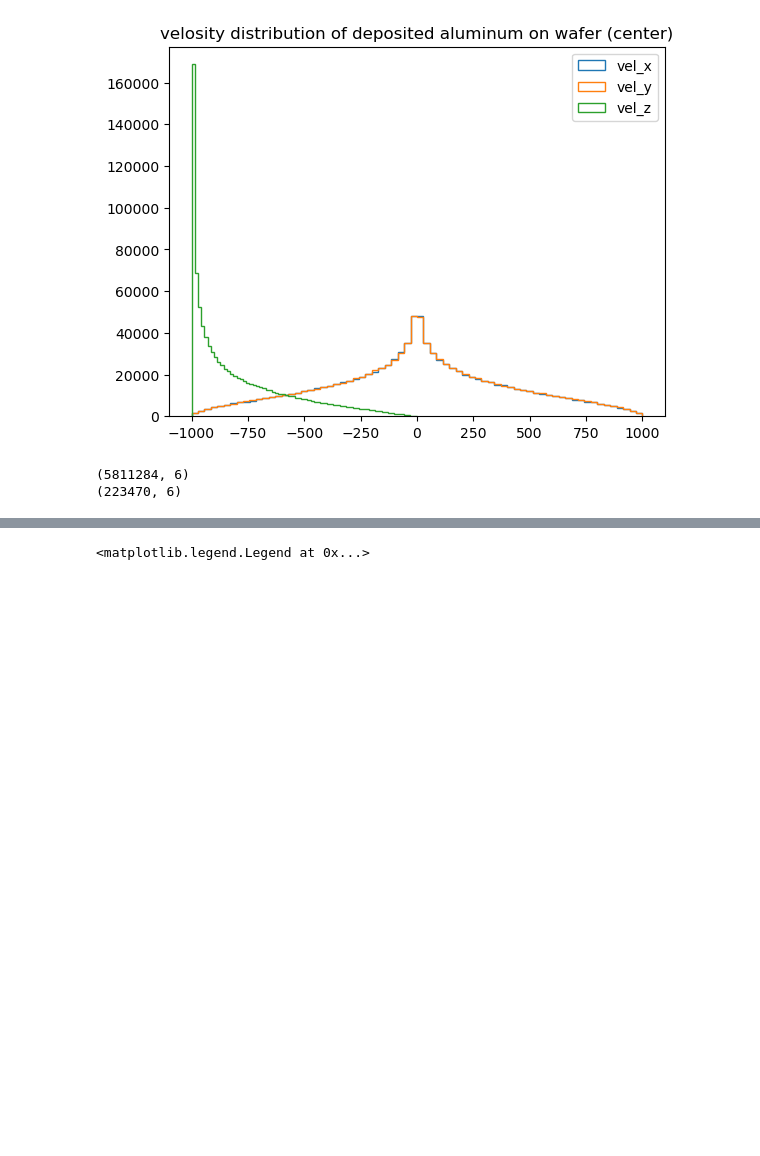
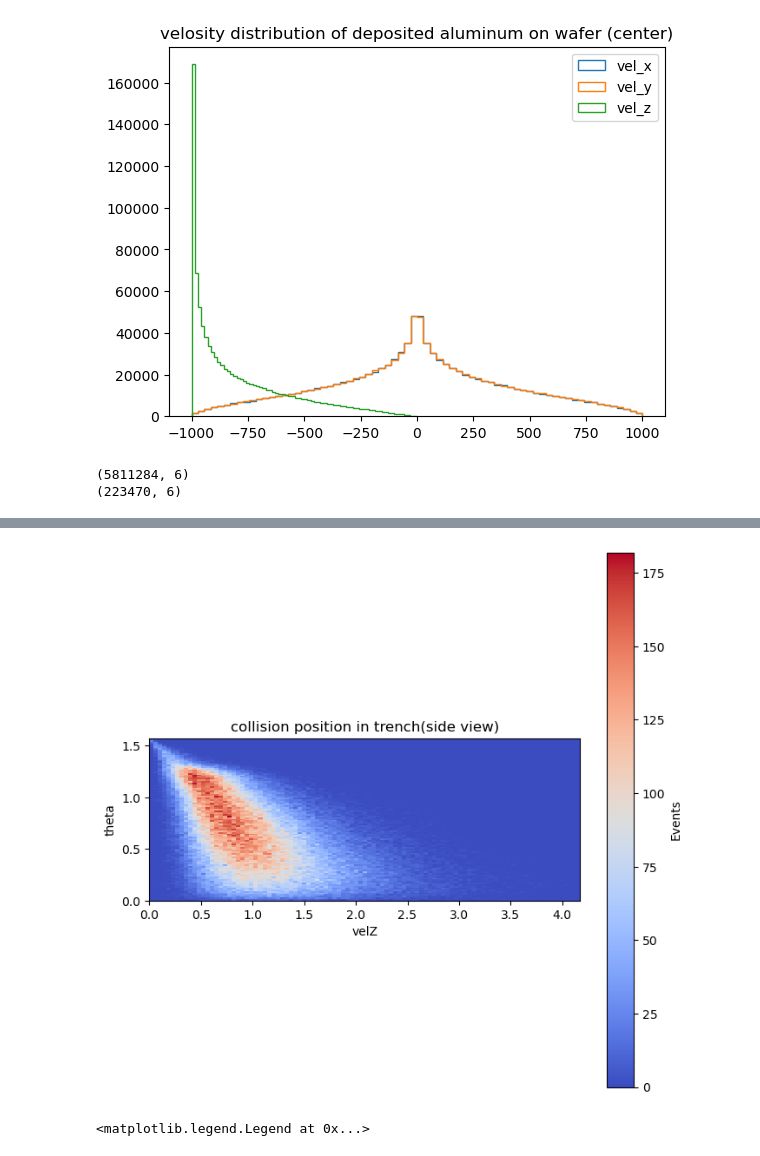
Before and after one commit to ararakitsubasa/etching, a Jupyter notebook: cosin_distrubution.ipynb, the cells around one changed output, grey strips where cells are left out. Saved outputs shown, nothing was run; the diff lists cells and outputs as text; code cells hidden in the pictures; blank space fills up the shorter version.

```diff
--- a/cosin_distrubution.ipynb
+++ b/cosin_distrubution.ipynb
@@ -280,3 +283,25 @@ plt.show()
+# %%
+x_erosion_np = velosity_matrix[:, 2]/np.average(velosity_matrix[:, 2])
+y_erosion_np = np.arctan((np.linalg.norm(velosity_matrix[:, :2], axis=1))/-velosity_matrix[:, 2])
+
+xbins = np.linspace(0,x_erosion_np.max(),100)
+ybins = np.linspace(0,y_erosion_np.max(),100)
+
+# ybins = np.linspace(1.815, 2.415, 200)
+
+H, xedges, yedges = np.histogram2d(x_erosion_np, y_erosion_np, bins=(xbins, ybins))
+
+
+fig, ax = plt.subplots(figsize=(8,8))
+im = ax.imshow(H.T, interpolation='nearest', origin='lower',
+        extent=[xedges[0], xedges[-1], yedges[0], yedges[-1]] ,cmap='coolwarm')
+ax.set_title('collision position in trench(side view)')
+ax.set_xlabel('velZ')
+ax.set_ylabel('theta')
+fig.colorbar(im, ax=ax, label='Events')
+plt.show()
+# %% [output]
+[figure, added]
 # %%
 y_erosion_np = np.arctan(-velosity_matrix[:, 2]/(np.linalg.norm(velosity_matrix[:, :2], axis=1)))
 
```
Also changed, not shown: parts of 7 cells of this notebook, 4 other files.
